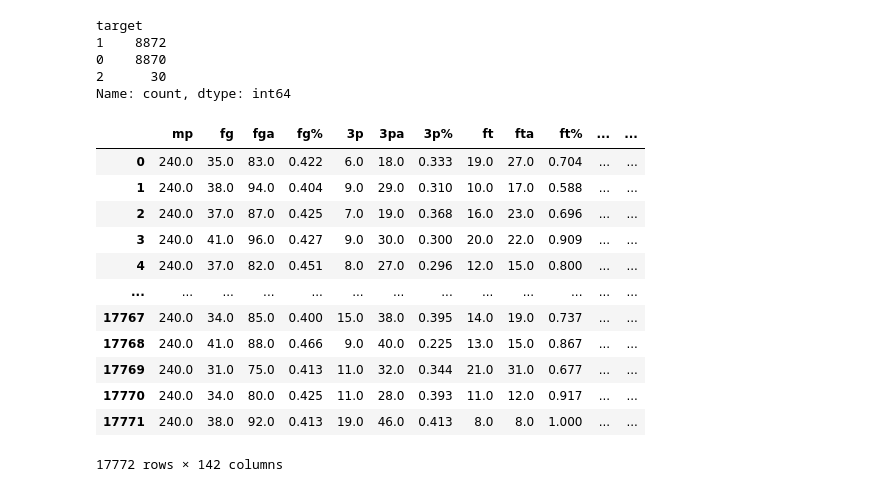
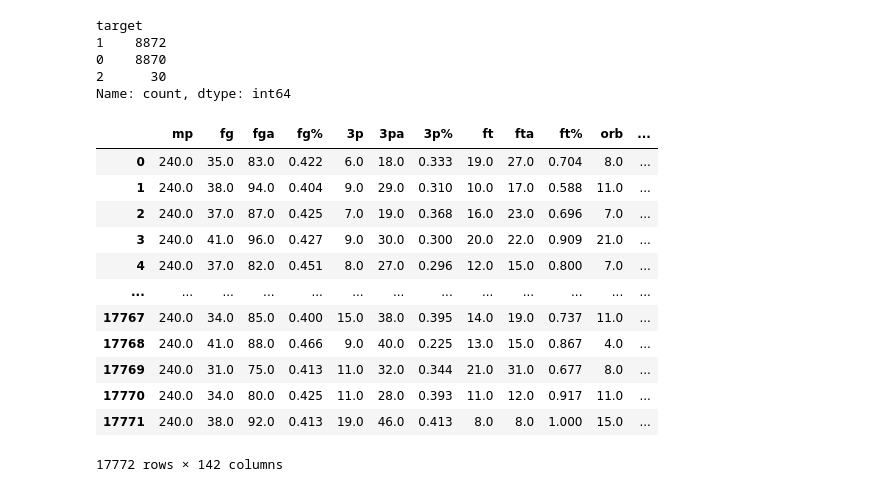
Before and after one commit to hussainisyed2009-ship-it/NBA_GamePredictor, a Jupyter notebook: predict.ipynb, the cells around one changed output. Cells and saved outputs as stored; diff of their text form; code cells hidden in the pictures.

```diff
--- a/predict.ipynb
+++ b/predict.ipynb
@@ -70,21 +70,20 @@ Name: count, dtype: int64
 # %%
 nulls = pd.isnull(df).sum()
 nulls = nulls[nulls > 0]
 valid_columns = df.columns[~df.columns.isin(nulls.index)]
 valid_columns
 df = df[valid_columns].copy()
-df
 # %% [output]
-|  | mp | fg | fga | fg% | 3p | 3pa | 3p% | ft | fta | ft% | ... | ... |
-| 0 | 240.0 | 35.0 | 83.0 | 0.422 | 6.0 | 18.0 | 0.333 | 19.0 | 27.0 | 0.704 | ... | ... |
-| 1 | 240.0 | 38.0 | 94.0 | 0.404 | 9.0 | 29.0 | 0.310 | 10.0 | 17.0 | 0.588 | ... | ... |
-| 2 | 240.0 | 37.0 | 87.0 | 0.425 | 7.0 | 19.0 | 0.368 | 16.0 | 23.0 | 0.696 | ... | ... |
-| 3 | 240.0 | 41.0 | 96.0 | 0.427 | 9.0 | 30.0 | 0.300 | 20.0 | 22.0 | 0.909 | ... | ... |
-| 4 | 240.0 | 37.0 | 82.0 | 0.451 | 8.0 | 27.0 | 0.296 | 12.0 | 15.0 | 0.800 | ... | ... |
+|  | mp | fg | fga | fg% | 3p | 3pa | 3p% | ft | fta | ft% | orb | ... |
+| 0 | 240.0 | 35.0 | 83.0 | 0.422 | 6.0 | 18.0 | 0.333 | 19.0 | 27.0 | 0.704 | 8.0 | ... |
+| 1 | 240.0 | 38.0 | 94.0 | 0.404 | 9.0 | 29.0 | 0.310 | 10.0 | 17.0 | 0.588 | 11.0 | ... |
+| 2 | 240.0 | 37.0 | 87.0 | 0.425 | 7.0 | 19.0 | 0.368 | 16.0 | 23.0 | 0.696 | 7.0 | ... |
+| 3 | 240.0 | 41.0 | 96.0 | 0.427 | 9.0 | 30.0 | 0.300 | 20.0 | 22.0 | 0.909 | 21.0 | ... |
+| 4 | 240.0 | 37.0 | 82.0 | 0.451 | 8.0 | 27.0 | 0.296 | 12.0 | 15.0 | 0.800 | 7.0 | ... |
 | ... | ... | ... | ... | ... | ... | ... | ... | ... | ... | ... | ... | ... |
-| 17767 | 240.0 | 34.0 | 85.0 | 0.400 | 15.0 | 38.0 | 0.395 | 14.0 | 19.0 | 0.737 | ... | ... |
-| 17768 | 240.0 | 41.0 | 88.0 | 0.466 | 9.0 | 40.0 | 0.225 | 13.0 | 15.0 | 0.867 | ... | ... |
-| 17769 | 240.0 | 31.0 | 75.0 | 0.413 | 11.0 | 32.0 | 0.344 | 21.0 | 31.0 | 0.677 | ... | ... |
-| 17770 | 240.0 | 34.0 | 80.0 | 0.425 | 11.0 | 28.0 | 0.393 | 11.0 | 12.0 | 0.917 | ... | ... |
-| 17771 | 240.0 | 38.0 | 92.0 | 0.413 | 19.0 | 46.0 | 0.413 | 8.0 | 8.0 | 1.000 | ... | ... |
+| 17767 | 240.0 | 34.0 | 85.0 | 0.400 | 15.0 | 38.0 | 0.395 | 14.0 | 19.0 | 0.737 | 11.0 | ... |
+| 17768 | 240.0 | 41.0 | 88.0 | 0.466 | 9.0 | 40.0 | 0.225 | 13.0 | 15.0 | 0.867 | 4.0 | ... |
+| 17769 | 240.0 | 31.0 | 75.0 | 0.413 | 11.0 | 32.0 | 0.344 | 21.0 | 31.0 | 0.677 | 8.0 | ... |
+| 17770 | 240.0 | 34.0 | 80.0 | 0.425 | 11.0 | 28.0 | 0.393 | 11.0 | 12.0 | 0.917 | 11.0 | ... |
+| 17771 | 240.0 | 38.0 | 92.0 | 0.413 | 19.0 | 46.0 | 0.413 | 8.0 | 8.0 | 1.000 | 15.0 | ... |
 17772 rows × 142 columns
```
Also changed, not shown: parts of 10 cells of this notebook.
